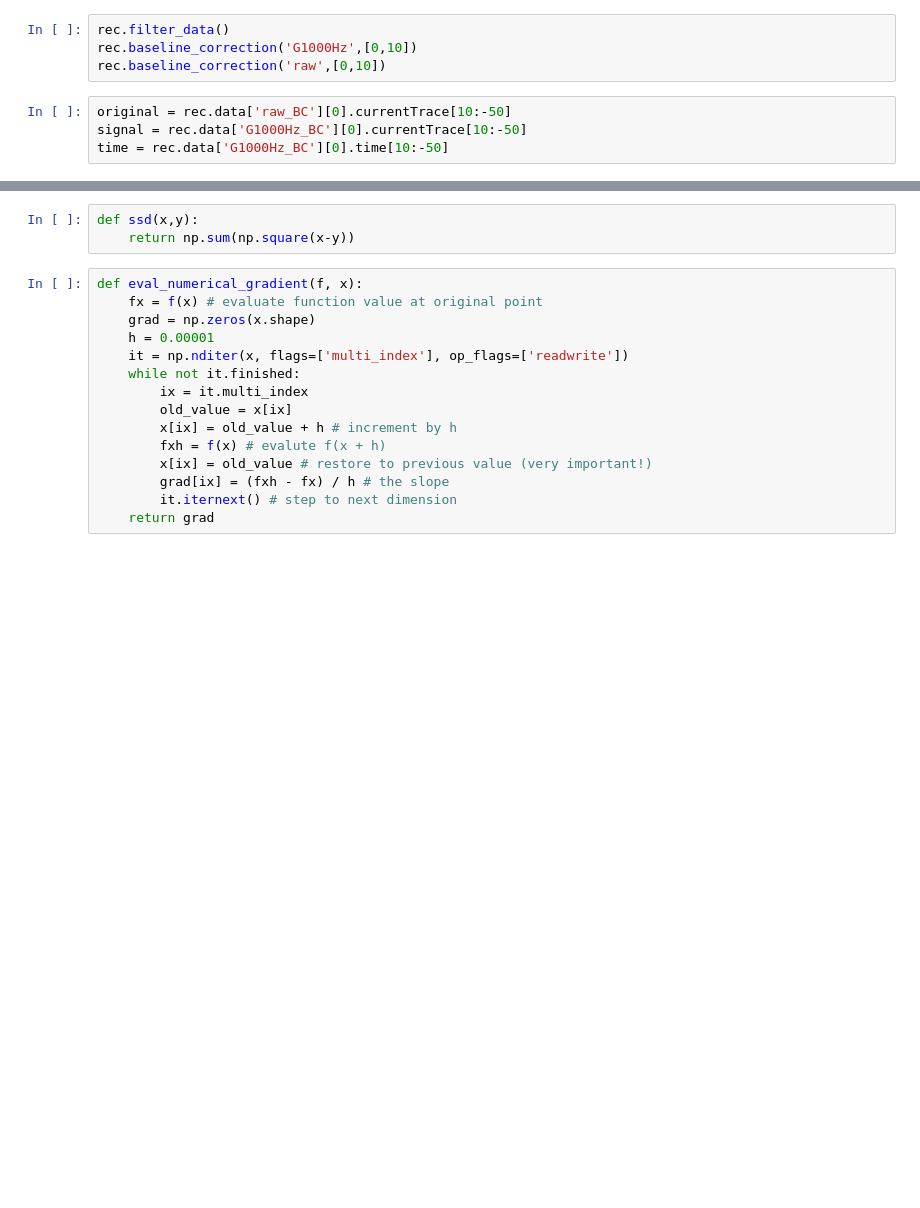
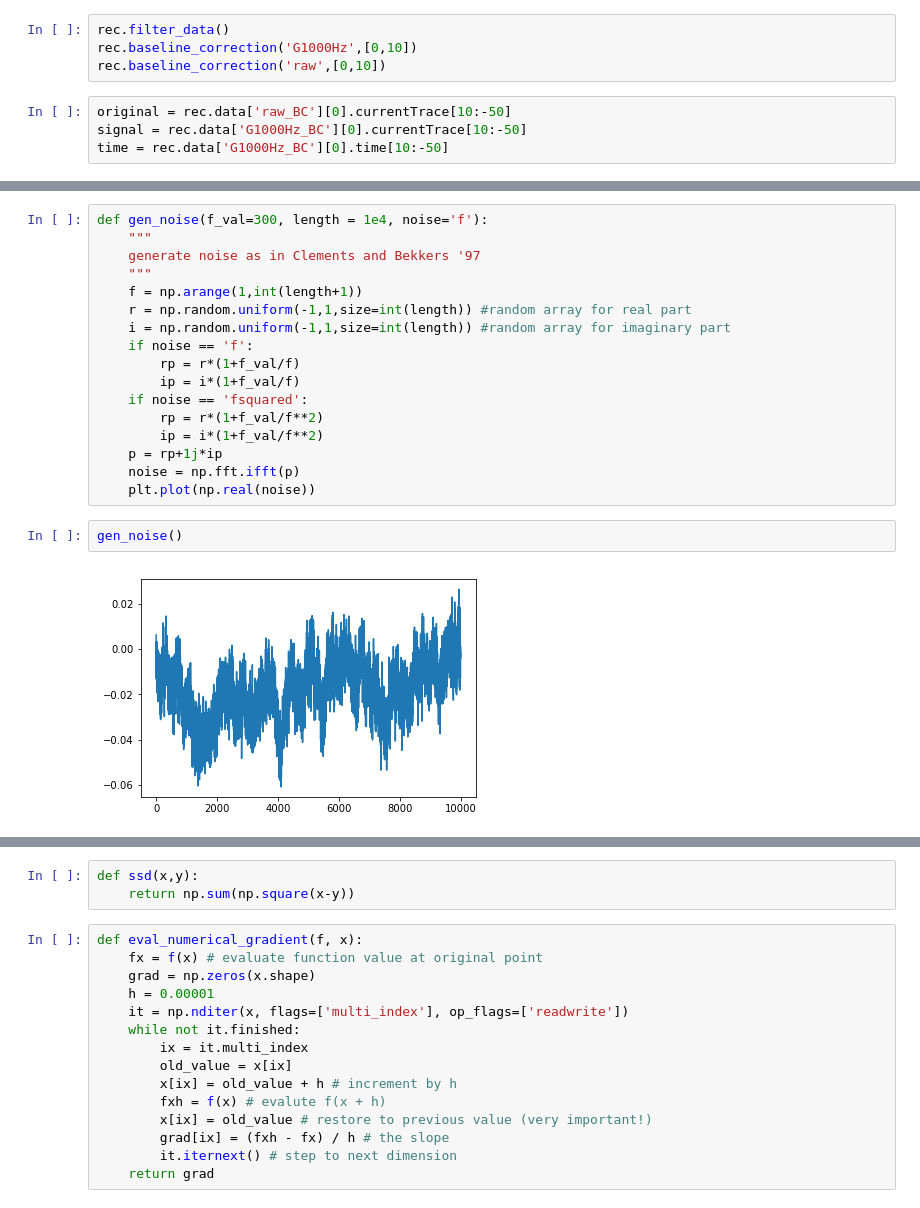
Before and after one commit to AGPlested/ASCAM, a Jupyter notebook: model.ipynb, the cells around one changed output, grey strips where cells are left out. Saved outputs shown, nothing was run; the diff lists cells and outputs as text; blank space fills up the shorter version.

```diff
--- a/model.ipynb
+++ b/model.ipynb
@@ -211,3 +223,24 @@ plt.plot(-signal,alpha=.8)
+# %%
+def gen_noise(f_val=300, length = 1e4, noise='f'):
+    """
+    generate noise as in Clements and Bekkers '97
+    """
+    f = np.arange(1,int(length+1))
+    r = np.random.uniform(-1,1,size=int(length)) #random array for real part
+    i = np.random.uniform(-1,1,size=int(length)) #random array for imaginary part
+    if noise == 'f':
+        rp = r*(1+f_val/f)
+        ip = i*(1+f_val/f)
+    if noise == 'fsquared':
+        rp = r*(1+f_val/f**2)
+        ip = i*(1+f_val/f**2)
+    p = rp+1j*ip
+    noise = np.fft.ifft(p)
+    plt.plot(np.real(noise))
+# %%
+gen_noise()
+# %% [output]
+[figure, added]
 # %%
 ### add noise to idealized signal:
 ##seperate different levels
```
Also changed, not shown: parts of 15 cells of this notebook.
